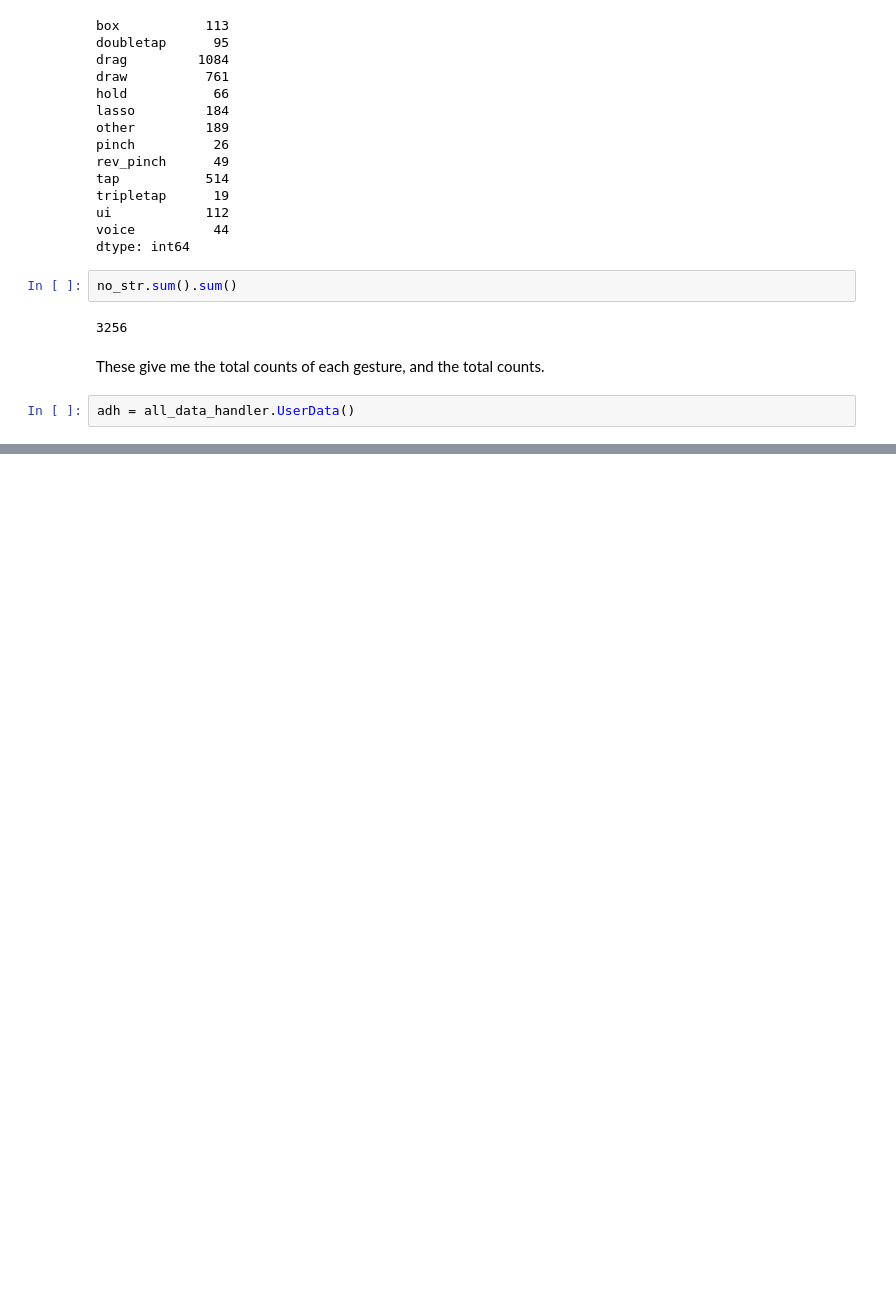
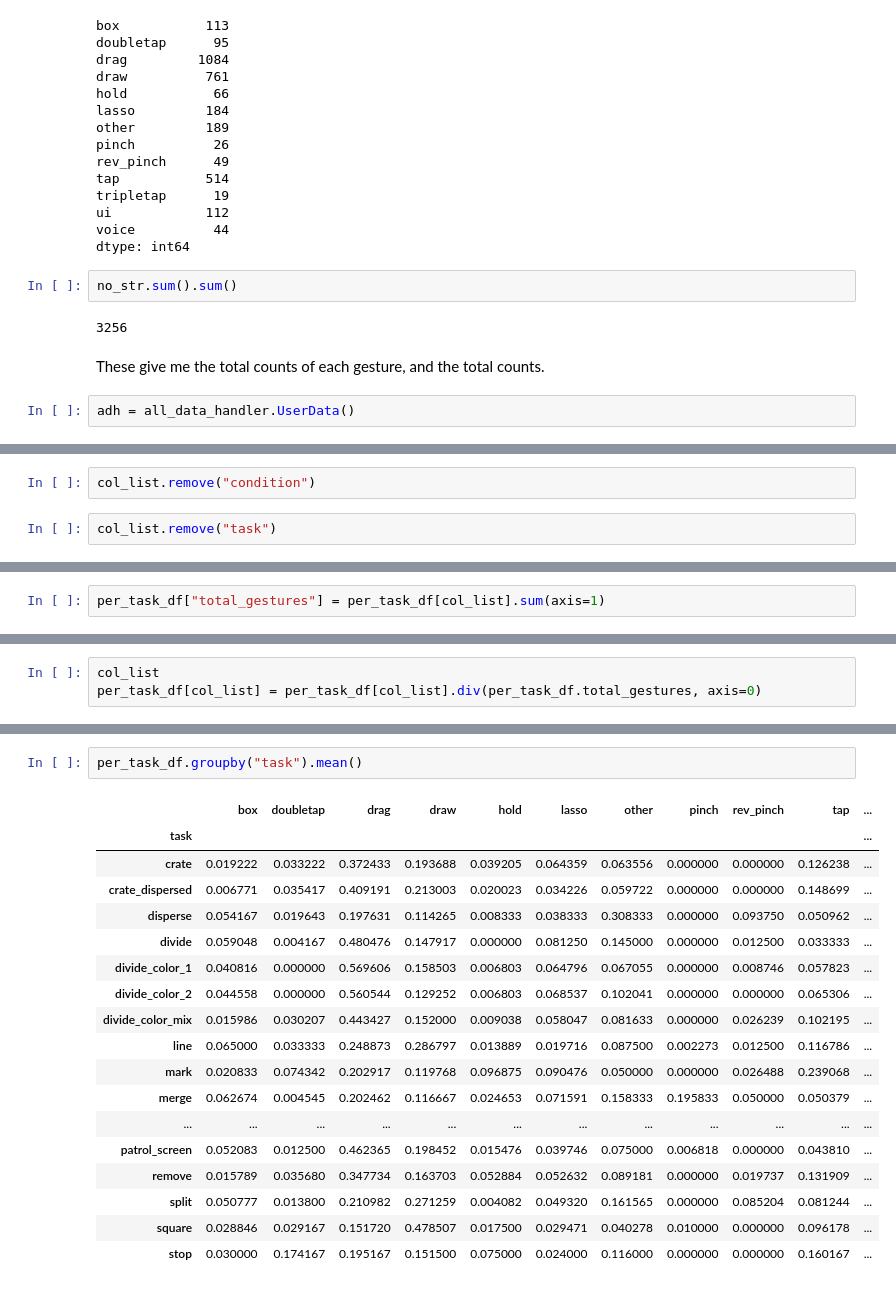
Before and after one commit to ab3nd/TinyRobo, a Jupyter notebook: data/data_analysis.ipynb, the cells around one changed output, grey strips where cells are left out. Drawn from its saved outputs; the diff is of its cells as text; blank space fills up the shorter version.

```diff
--- a/data/data_analysis.ipynb
+++ b/data/data_analysis.ipynb
@@ -1068,0 +1106,4 @@ pandas.DataFrame(adh.toPandas())
+# %%
+col_list.remove("condition")
+# %%
+col_list.remove("task")
@@ -1068,0 +1154,2 @@ pandas.DataFrame(adh.toPandas())
+# %%
+per_task_df["total_gestures"] = per_task_df[col_list].sum(axis=1)
@@ -1068,0 +1185,3 @@ pandas.DataFrame(adh.toPandas())
+# %%
+col_list
+per_task_df[col_list] = per_task_df[col_list].div(per_task_df.total_gestures, axis=0)
@@ -1068,0 +1219,21 @@ pandas.DataFrame(adh.toPandas())
+# %%
+per_task_df.groupby("task").mean()
+# %% [output]
+|  | box | doubletap | drag | draw | hold | lasso | other | pinch | rev_pinch | tap | ... |
+| task |  |  |  |  |  |  |  |  |  |  | ... |
+| crate | 0.019222 | 0.033222 | 0.372433 | 0.193688 | 0.039205 | 0.064359 | 0.063556 | 0.000000 | 0.000000 | 0.126238 | ... |
+| crate_dispersed | 0.006771 | 0.035417 | 0.409191 | 0.213003 | 0.020023 | 0.034226 | 0.059722 | 0.000000 | 0.000000 | 0.148699 | ... |
+| disperse | 0.054167 | 0.019643 | 0.197631 | 0.114265 | 0.008333 | 0.038333 | 0.308333 | 0.000000 | 0.093750 | 0.050962 | ... |
+| divide | 0.059048 | 0.004167 | 0.480476 | 0.147917 | 0.000000 | 0.081250 | 0.145000 | 0.000000 | 0.012500 | 0.033333 | ... |
+| divide_color_1 | 0.040816 | 0.000000 | 0.569606 | 0.158503 | 0.006803 | 0.064796 | 0.067055 | 0.000000 | 0.008746 | 0.057823 | ... |
+| divide_color_2 | 0.044558 | 0.000000 | 0.560544 | 0.129252 | 0.006803 | 0.068537 | 0.102041 | 0.000000 | 0.000000 | 0.065306 | ... |
+| divide_color_mix | 0.015986 | 0.030207 | 0.443427 | 0.152000 | 0.009038 | 0.058047 | 0.081633 | 0.000000 | 0.026239 | 0.102195 | ... |
+| line | 0.065000 | 0.033333 | 0.248873 | 0.286797 | 0.013889 | 0.019716 | 0.087500 | 0.002273 | 0.012500 | 0.116786 | ... |
+| mark | 0.020833 | 0.074342 | 0.202917 | 0.119768 | 0.096875 | 0.090476 | 0.050000 | 0.000000 | 0.026488 | 0.239068 | ... |
+| merge | 0.062674 | 0.004545 | 0.202462 | 0.116667 | 0.024653 | 0.071591 | 0.158333 | 0.195833 | 0.050000 | 0.050379 | ... |
+| ... | ... | ... | ... | ... | ... | ... | ... | ... | ... | ... | ... |
+| patrol_screen | 0.052083 | 0.012500 | 0.462365 | 0.198452 | 0.015476 | 0.039746 | 0.075000 | 0.006818 | 0.000000 | 0.043810 | ... |
+| remove | 0.015789 | 0.035680 | 0.347734 | 0.163703 | 0.052884 | 0.052632 | 0.089181 | 0.000000 | 0.019737 | 0.131909 | ... |
+| split | 0.050777 | 0.013800 | 0.210982 | 0.271259 | 0.004082 | 0.049320 | 0.161565 | 0.000000 | 0.085204 | 0.081244 | ... |
+| square | 0.028846 | 0.029167 | 0.151720 | 0.478507 | 0.017500 | 0.029471 | 0.040278 | 0.010000 | 0.000000 | 0.096178 | ... |
+| stop | 0.030000 | 0.174167 | 0.195167 | 0.151500 | 0.075000 | 0.024000 | 0.116000 | 0.000000 | 0.000000 | 0.160167 | ... |
```
Also changed, not shown: parts of 32 cells of this notebook, 1 other file.
